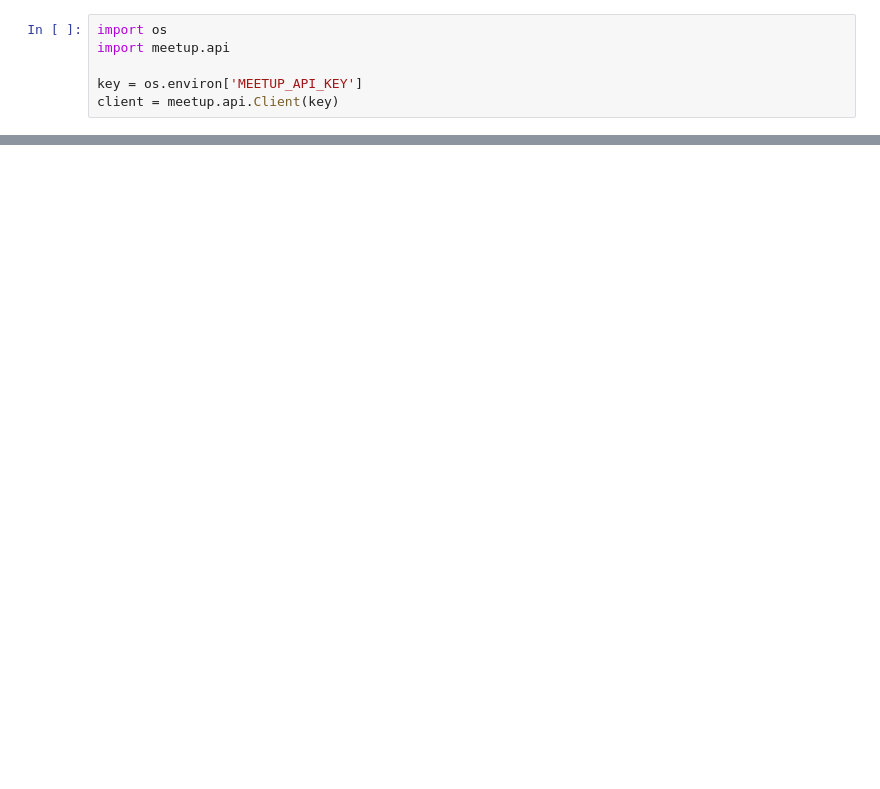
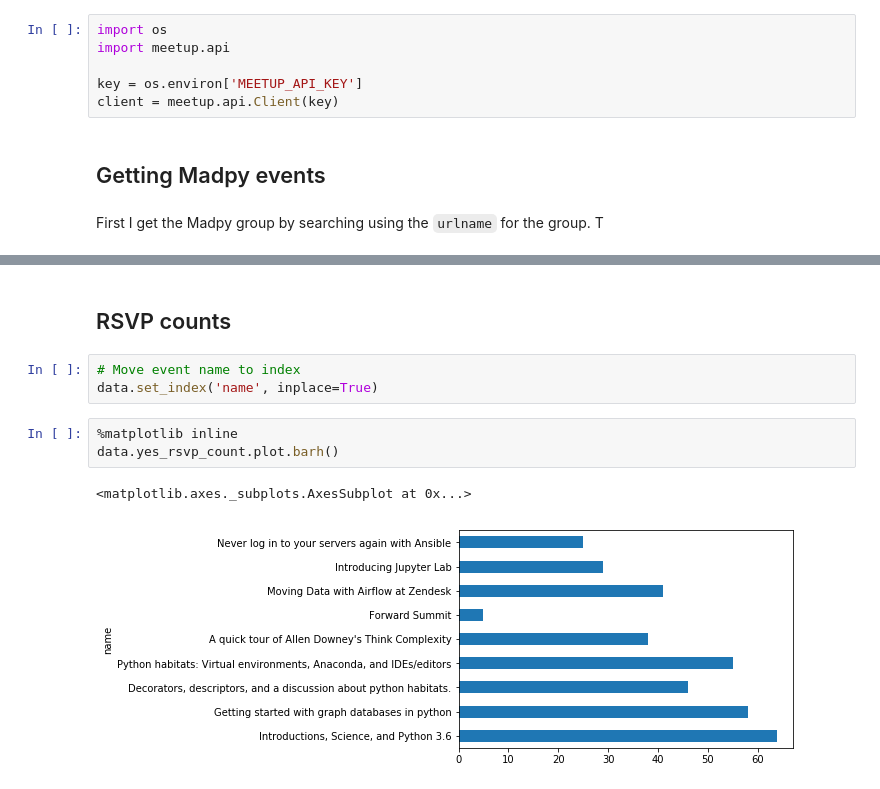
Before and after one commit to GabeOchieng/schedule, a Jupyter notebook: madpy-meetup-events.ipynb, the cells around one changed output, grey strips where cells are left out. Cells and saved outputs as stored; diff of their text form; blank space fills up the shorter version.

Commit message:
Add plot of RSVP counts

```diff
--- a/madpy-meetup-events.ipynb
+++ b/madpy-meetup-events.ipynb
@@ -4,6 +12,11 @@ import meetup.api
 
 key = os.environ['MEETUP_API_KEY']
 client = meetup.api.Client(key)
+# %% [markdown]
+## Getting Madpy events
+# %% [markdown]
+First I get the Madpy group by searching using the `urlname` for the group.
+T
 # %%
 import pandas
 
@@ -24,3 +37,14 @@ data
 | 6 | True | 1504138441000 | <p>I will go over the basics of A... | 5400000.0 | https://www.meetup.com/MadPython/... | {'join_mode': 'open', 'created': ... | 0 | Room 301 | 242969446 | ... |
 | 7 | True | 1507039215000 | <p>This month Scott Sievert will ... | 5400000.0 | https://www.meetup.com/MadPython/... | {'join_mode': 'open', 'created': ... | 0 | Room 301 | 243882578 | ... |
 | 8 | True | 1509592138000 | <p>For this meeting, we will be c... | 5400000.0 | https://www.meetup.com/MadPython/... | {'join_mode': 'open', 'created': ... | 0 | Room 301 | 244740483 | ... |
+# %% [markdown]
+## RSVP counts
+# %%
+# Move event name to index
+data.set_index('name', inplace=True)
+# %%
+%matplotlib inline
+data.yes_rsvp_count.plot.barh()
+# %% [output]
+<matplotlib.axes._subplots.AxesSubplot at 0x...>
+[figure, added]
```
Also changed, not shown: parts of 2 cells of this notebook, 3 other files.
